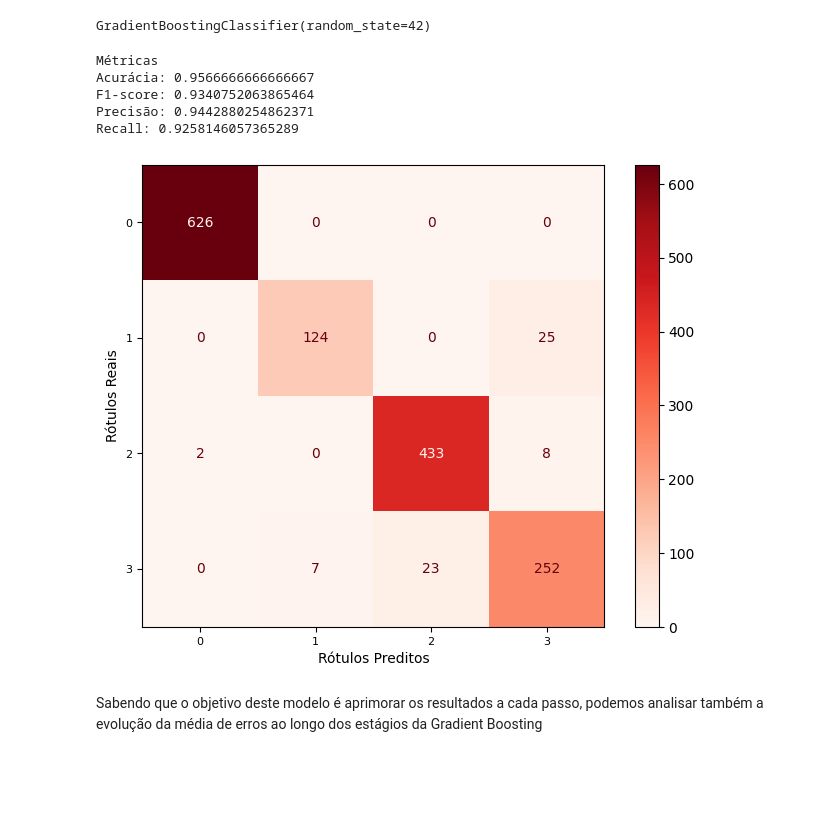
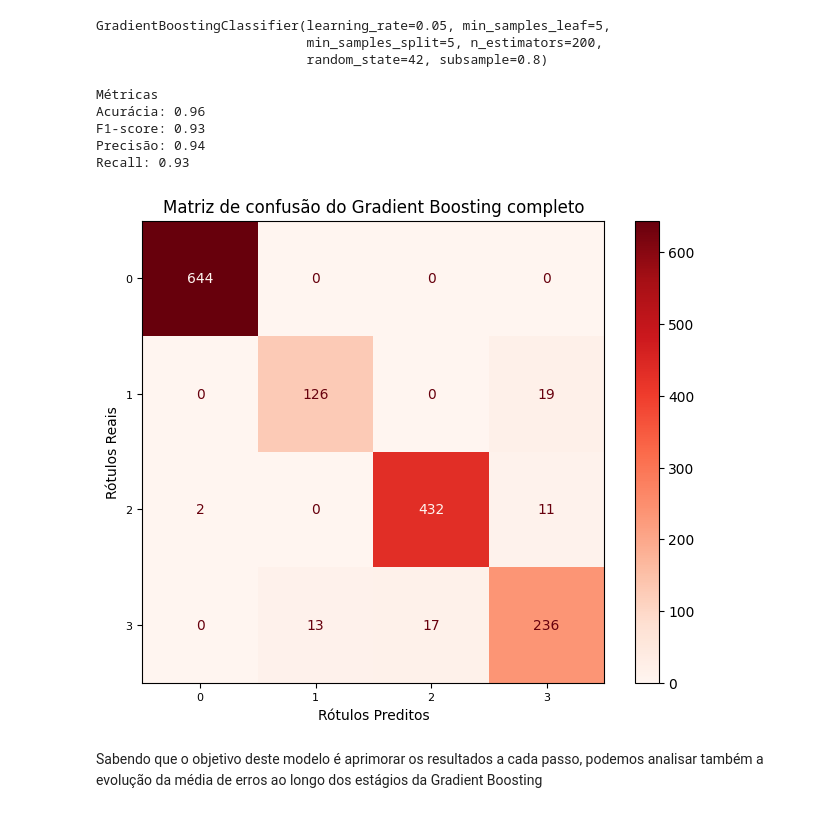
Before and after one commit to guilhermemonte31/RNA-2025.1-PP3, a Jupyter notebook: gradient_boosting.ipynb, the cells around one changed output. Saved outputs shown, nothing was run; the diff lists cells and outputs as text; code cells hidden in the pictures; blank space fills up the shorter version.

```diff
--- a/gradient_boosting.ipynb
+++ b/gradient_boosting.ipynb
@@ -31,45 +51,53 @@ y = df['Air Quality Encoded']
 
 X_train, X_test, y_train, y_test = train_test_split(X, y, test_size=0.3)
 # %%
+X_train, X_test, y_train, y_test = train_test_split(X, y, test_size=0.3)
+
 # Definindo o modelo e seus hiperparâmetros
-clf = GradientBoostingClassifier(n_estimators=100,
-                                learning_rate=0.1,
+clf = GradientBoostingClassifier(n_estimators=200,
+                                learning_rate=0.05,
                                 max_depth=3,
+                                min_samples_split= 5,
+                                min_samples_leaf=5,
+                                subsample= 0.8,
                                 random_state=42)
 # %%
 # Treinando o modelo com dados de treino
 clf.fit(X_train, y_train)
 # %% [output]
-GradientBoostingClassifier(random_state=42)
+GradientBoostingClassifier(learning_rate=0.05, min_samples_leaf=5,
+                           min_samples_split=5, n_estimators=200,
+                           random_state=42, subsample=0.8)
 # %%
 y_pred_gb = clf.predict(X_test)
 # print(y_pred_gb)
 # %%
+y_pred_gb = clf.predict(X_test)
 acuracia_gb = accuracy_score(y_test, y_pred_gb)
 f1_gb = f1_score(y_test, y_pred_gb, average='macro')
 precisao_gb = precision_score(y_test, y_pred_gb, average='macro')
 recall_gb = recall_score(y_test, y_pred_gb, average='macro')
-print(f"Métricas \nAcurácia: {acuracia_gb} \nF1-score: {f1_gb} \nPrecisão: {precisao_gb} \nRecall: {recall_gb}")
+print(f"Métricas \nAcurácia: {acuracia_gb:.2f} \nF1-score: {f1_gb:.2f} \nPrecisão: {precisao_gb:.2f} \nRecall: {recall_gb:.2f}")
 # %% [output]
 Métricas
-Acurácia: 0.9566666666666667
-F1-score: 0.9340752063865464
-Precisão: 0.9442880254862371
-Recall: 0.9258146057365289
+Acurácia: 0.96
+F1-score: 0.93
+Precisão: 0.94
+Recall: 0.93
 # %%
 # Matriz de confusão
 fig, ax = plt.subplots(figsize = (8, 6))
 
 disp = ConfusionMatrixDisplay.from_predictions(y_test, y_pred_gb, ax = ax, cmap='Reds')
 
 ax.set_xlabel("Rótulos Preditos", fontsize = 10)
 ax.set_ylabel("Rótulos Reais", fontsize = 10)
 
 ax.tick_params(axis = 'both', labelsize = 8)
-
+plt.title("Matriz de confusão do Gradient Boosting completo")
 plt.show()
 # %% [output]
-[figure, old version]
+[figure, new version]
 # %% [markdown]
 Sabendo que o objetivo deste modelo é aprimorar os resultados a cada passo, podemos analisar também a evolução da média de erros ao longo dos estágios da Gradient Boosting
 # %%
```
Also changed, not shown: parts of 39 cells of this notebook, 5 other files.
